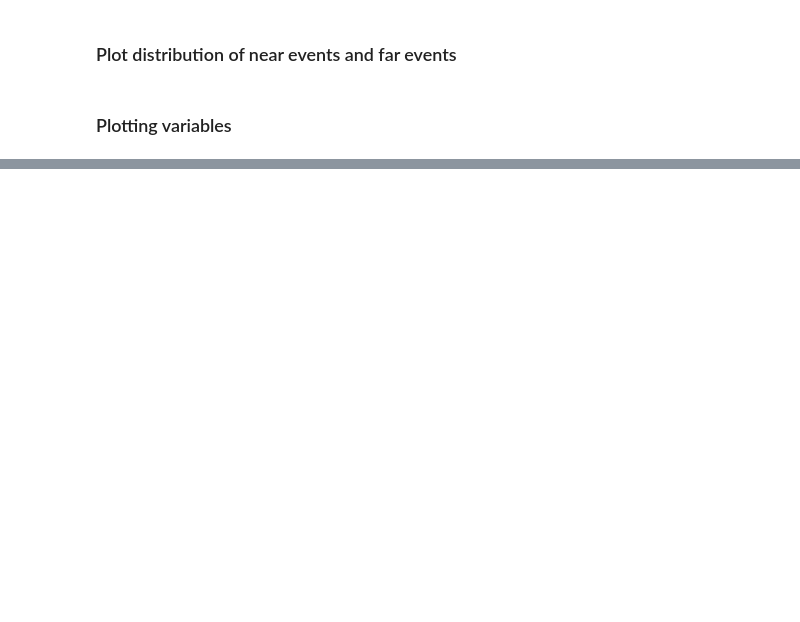
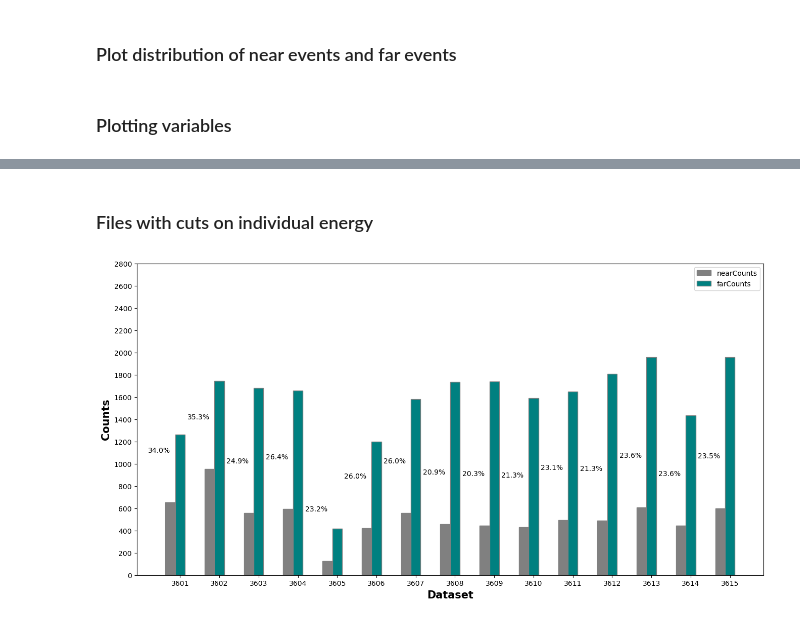
Before and after one commit to vsharma2510/Position_reconstruction, a Jupyter notebook: macros/AnalyseReducedData.ipynb, the cells around one changed output, grey strips where cells are left out. Cells and saved outputs as stored; diff of their text form; code cells hidden in the pictures; blank space fills up the shorter version.

```diff
--- a/macros/AnalyseReducedData.ipynb
+++ b/macros/AnalyseReducedData.ipynb
@@ -139,0 +144,10 @@ dtype: object
+# %% [markdown]
+### Files with cuts on individual energy
+# %%
+fileArray1 = [uproot.open(("/global/homes/v/vsharma2/Git/Position_reconstruction/output/ds{}_M2_3_6_MeV.root".format(i))) for i in range(3601, 3616)]
+treeArray1 = [fileArray1[i]['outputTree'] for i in range(0, 15)]
+arrays1 = [treeArray1[i].arrays(['IsNear', 'riseTime', 'decayTime', 'delay', 'TVL', 'TVR'], library='pd') for i in range(0, 15)]
+# %%
+plotDistribution(arrays1)
+# %% [output]
+[figure, added]
```
Also changed, not shown: parts of 8 cells of this notebook.
